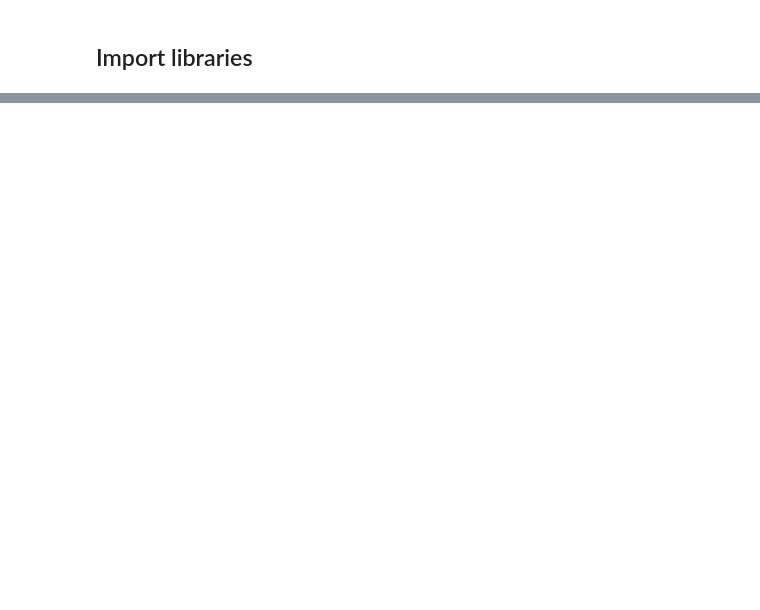
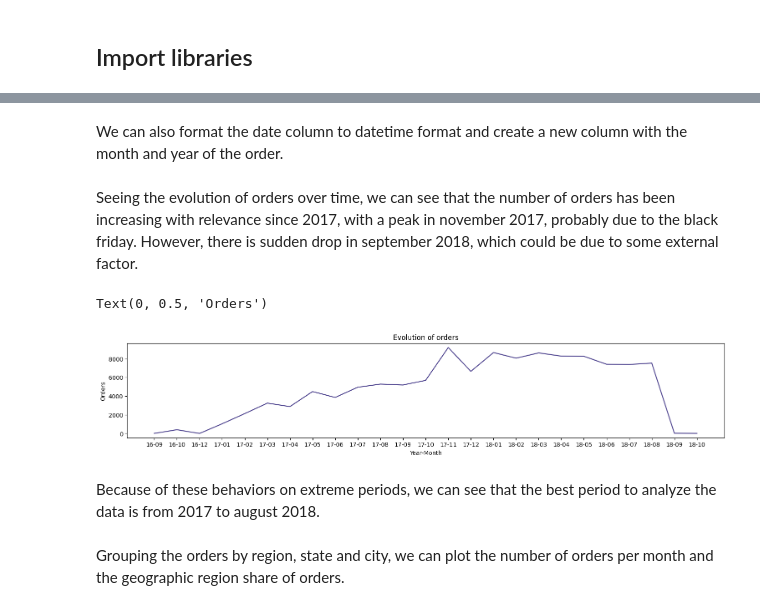
Before and after one commit to galvaowesley/ollist_brazilian_ecommerce_products_recommendation_system, a Jupyter notebook: customer_segmentation_and_products_recommentation.ipynb, the cells around one changed output, grey strips where cells are left out. Saved outputs shown, nothing was run; the diff lists cells and outputs as text; code cells hidden in the pictures; blank space fills up the shorter version.

```diff
--- a/customer_segmentation_and_products_recommentation.ipynb
+++ b/customer_segmentation_and_products_recommentation.ipynb
@@ -32,0 +206,15 @@ Requirement already satisfied: six>=1.5 in /usr/local/lib/python3.10/dist-packag
+# %%
+# stablisihing a connection with the IBGE API
+r = requests.get('https://servicodados.ibge.gov.br/api/v1/localidades/mesorregioes')
+# getting the content of the request
+data = [c['UF'] for c in json.loads(r.text)]
+# creating a DataFrame with the data
+brazil_regions = pd.DataFrame(data)
+# selecting only the columns of interest
+brazil_regions['regiao'] = brazil_regions['regiao'].apply(lambda x: x['nome'])
+brazil_regions.drop_duplicates(inplace=True)
+# drop id column
+brazil_regions.drop(columns=['id'], inplace=True)
+# rename the columns
+brazil_regions.columns = ['uf', 'state_name', 'region']
+brazil_regions.sample(5)
@@ -32,0 +230,6 @@ Requirement already satisfied: six>=1.5 in /usr/local/lib/python3.10/dist-packag
+# %%
+# merge the order_merged with the brazil_regions
+order_merged = order_merged.merge(brazil_regions, left_on='customer_state', right_on='uf', how='left')
+# drop uf column
+order_merged.drop(columns=['uf'], inplace=True)
+order_merged[['order_id','customer_state', 'region']].sample(5)
@@ -32,0 +243,24 @@ Requirement already satisfied: six>=1.5 in /usr/local/lib/python3.10/dist-packag
+# %% [markdown]
+We can also format the date column to datetime format and create a new column with the month and year of the order.
+# %%
+# Formatting the date columns
+order_merged['order_purchase_timestamp'] = pd.to_datetime(order_merged['order_purchase_timestamp'])
+order_merged['order_purchase_date'] = order_merged['order_purchase_timestamp'].dt.date
+order_merged['order_purchase_year_month'] = order_merged['order_purchase_timestamp'].apply(lambda x: x.strftime('%y-%m'))
+# %% [markdown]
+Seeing the evolution of orders over time, we can see that the number of orders has been increasing with relevance since 2017, with a peak in november 2017, probably due to the black friday. However, there is sudden drop in september 2018, which could be due to some external factor.
+# %%
+plt.figure(constrained_layout=True, figsize=(15, 3))
+# Plotting the number of orders in each region for each year-month
+sns.lineplot(data=order_merged['order_purchase_year_month'].value_counts().sort_index(), color='darkslateblue')
+# change the size of the plot
+plt.title('Evolution of orders')
+# xlabel
+plt.xlabel('Year-Month')
+# ylabel
+plt.ylabel('Orders')
+# %% [output]
+Text(0, 0.5, 'Orders')
+[figure, added]
+# %% [markdown]
+Because of these behaviors on extreme periods, we can see that the best period to analyze the data is from 2017 to august 2018.
@@ -32,0 +270,2 @@ Requirement already satisfied: six>=1.5 in /usr/local/lib/python3.10/dist-packag
+# %% [markdown]
+Grouping the orders by region, state and city, we can plot the number of orders per month and the geographic region share of orders.
```
Also changed, not shown: parts of 60 cells of this notebook.
